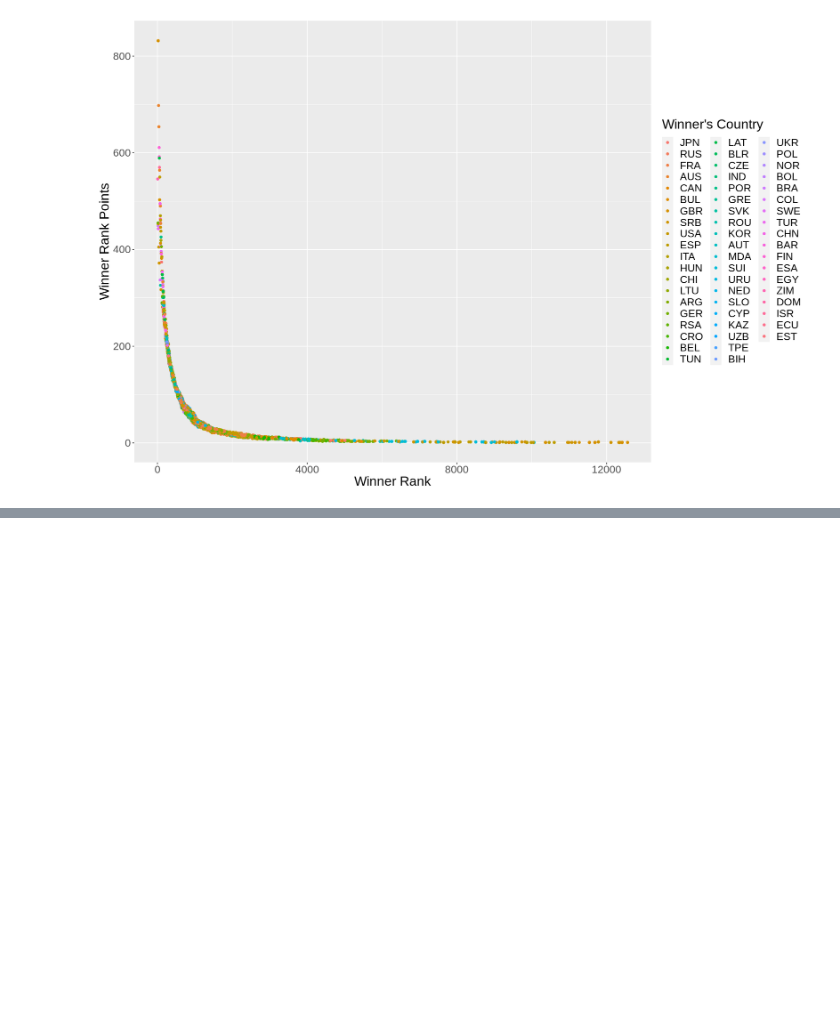
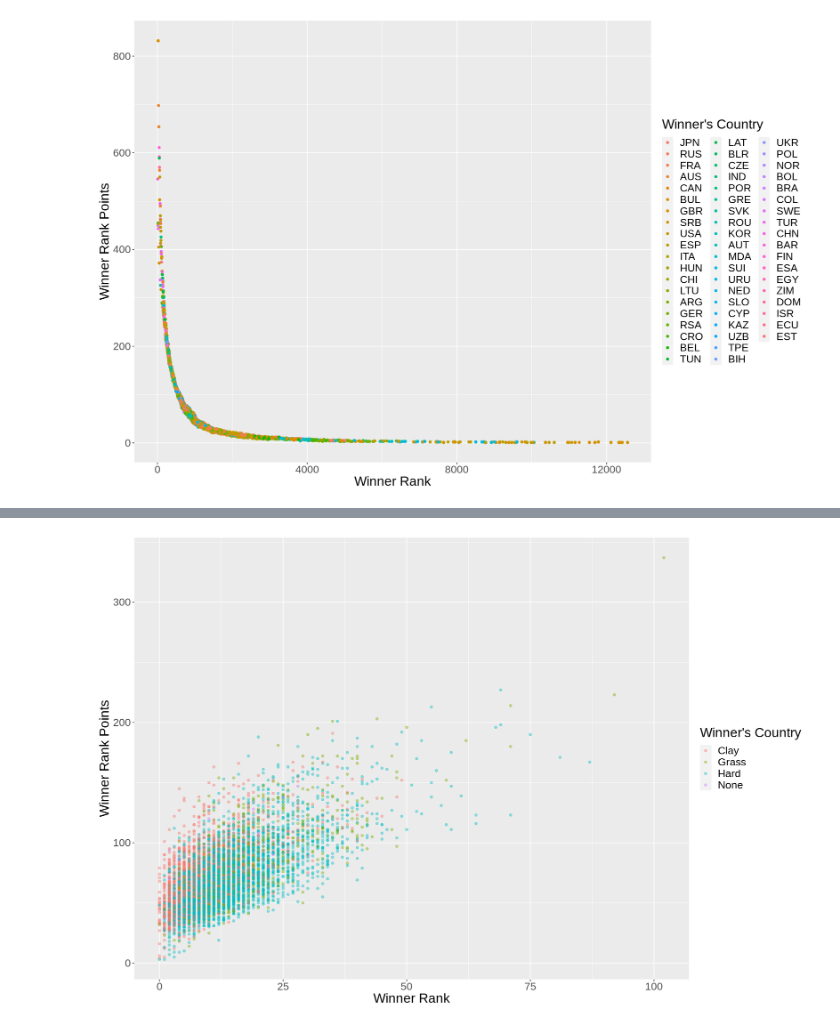
Before and after one commit to tobiassoo/Group202023W2, a Jupyter notebook: working_document.ipynb, the cells around one changed output, grey strips where cells are left out. Cells and saved outputs as stored; diff of their text form; code cells hidden in the pictures; blank space fills up the shorter version.

```diff
--- a/working_document.ipynb
+++ b/working_document.ipynb
@@ -65,3 +67,12 @@ filtered_data_plot
 Warning message:
 “Removed 3 rows containing missing values (geom_point).”
 [figure]
+# %%
+filtered_data_plot<-filtered_data|>
+                    ggplot(aes(x=total_aces,y=total_first_won,color=surface))+
+                    geom_point(alpha=0.4)+
+                    labs(x="Winner Rank",y="Winner Rank Points",color="Winner's Country")+
+                    theme(text=element_text(size=20))
+
+filtered_data_plot
+# %% [output]
@@ -67,0 +81 @@ Warning message:
+[figure, added]
```
Also changed, not shown: parts of 2 cells of this notebook.
